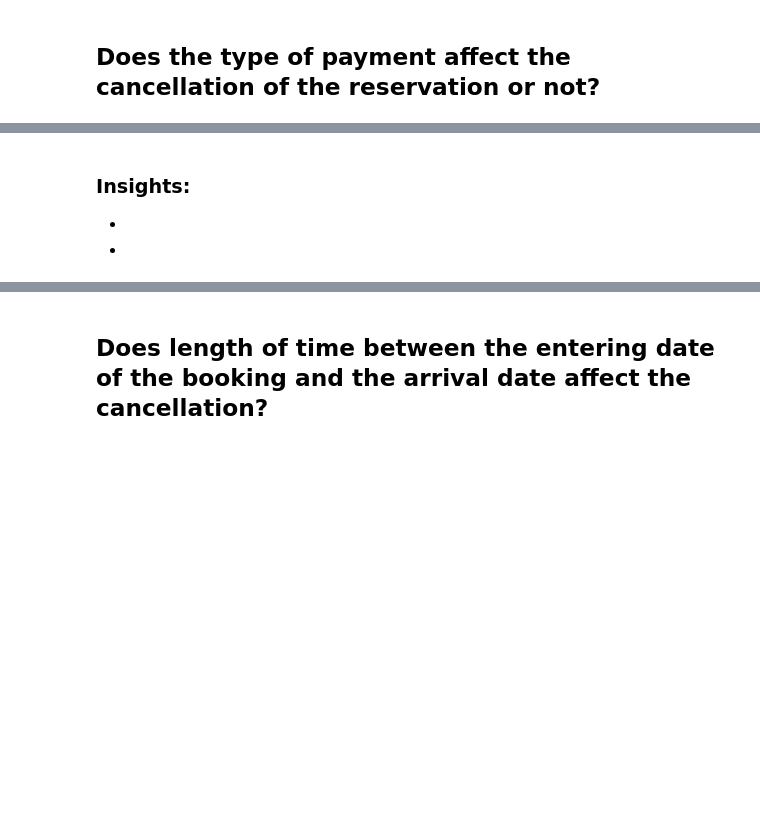
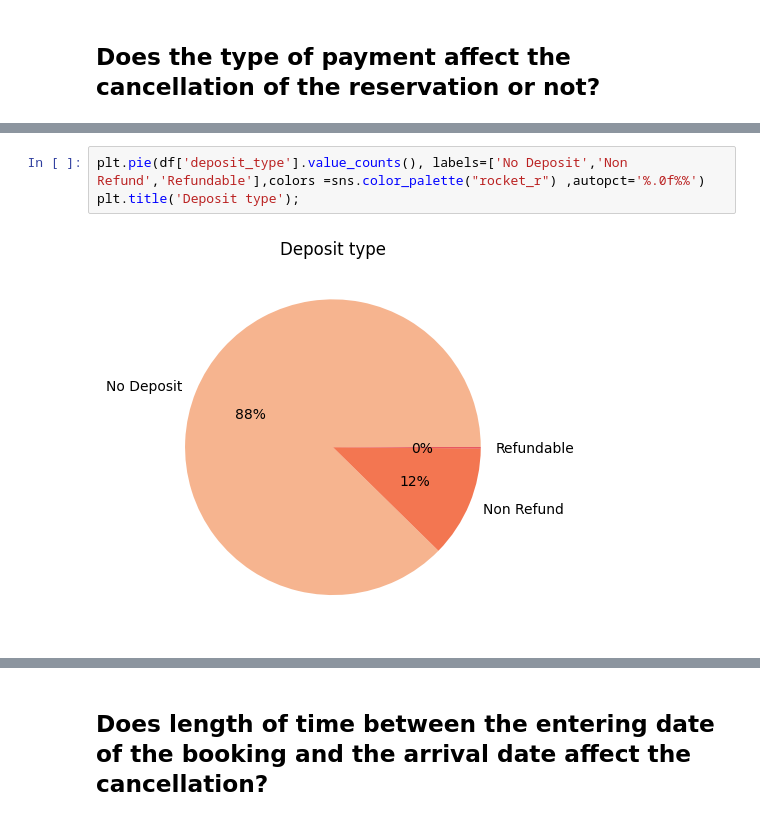
Before and after one commit to Tuwaiq-Data-Science-Bootcamp-V3/PCA-Lab1, a Jupyter notebook: CV_Assignment.ipynb, the cells around one changed output, grey strips where cells are left out. Cells and saved outputs as stored; diff of their text form; blank space fills up the shorter version.

```diff
--- a/CV_Assignment.ipynb
+++ b/CV_Assignment.ipynb
@@ -110,4 +107,5 @@ df.describe(include='object')
-# %% [markdown]
-### Insights:
--
--
+# %%
+plt.pie(df['deposit_type'].value_counts(), labels=['No Deposit','Non Refund','Refundable'],colors =sns.color_palette("rocket_r") ,autopct='%.0f%%')
+plt.title('Deposit type');
+# %% [output]
+[figure, added]
```
Also changed, not shown: parts of 36 cells of this notebook.
